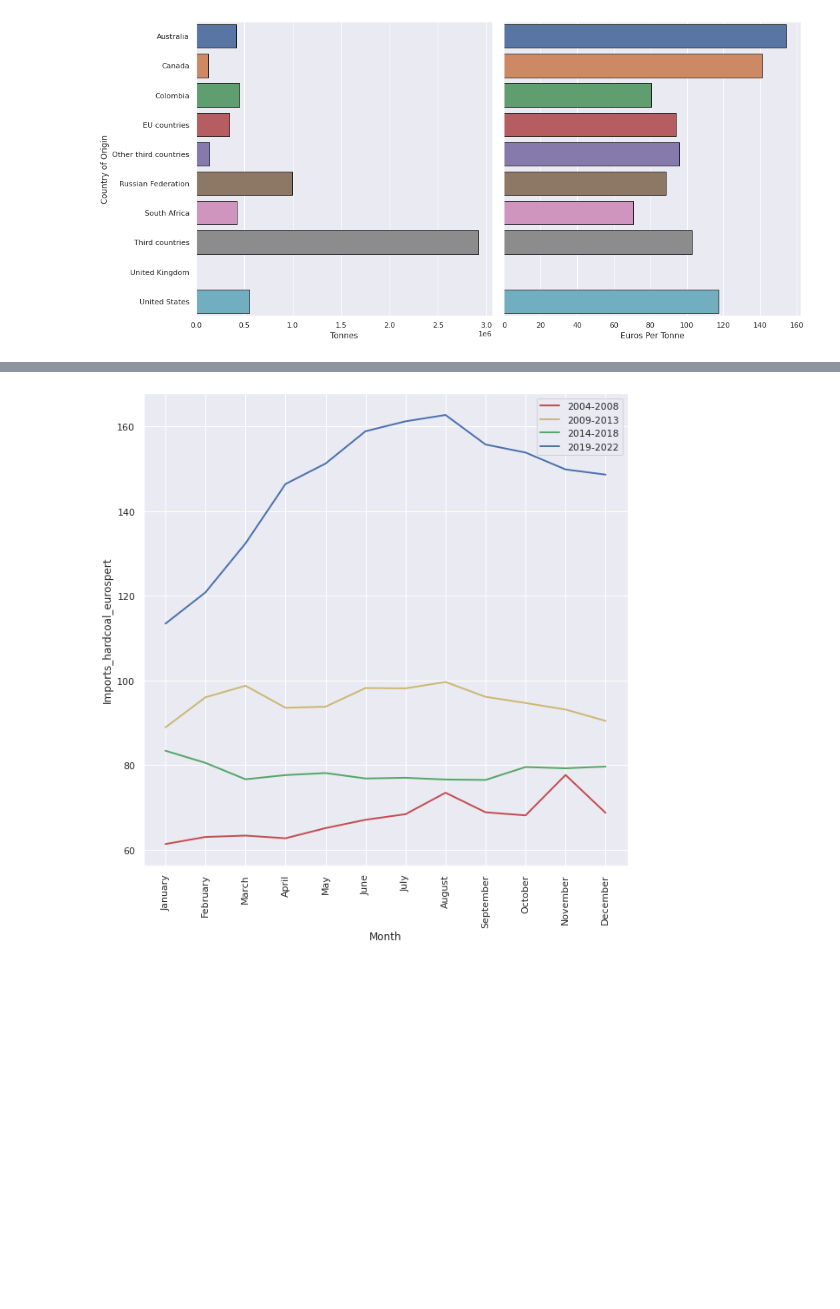
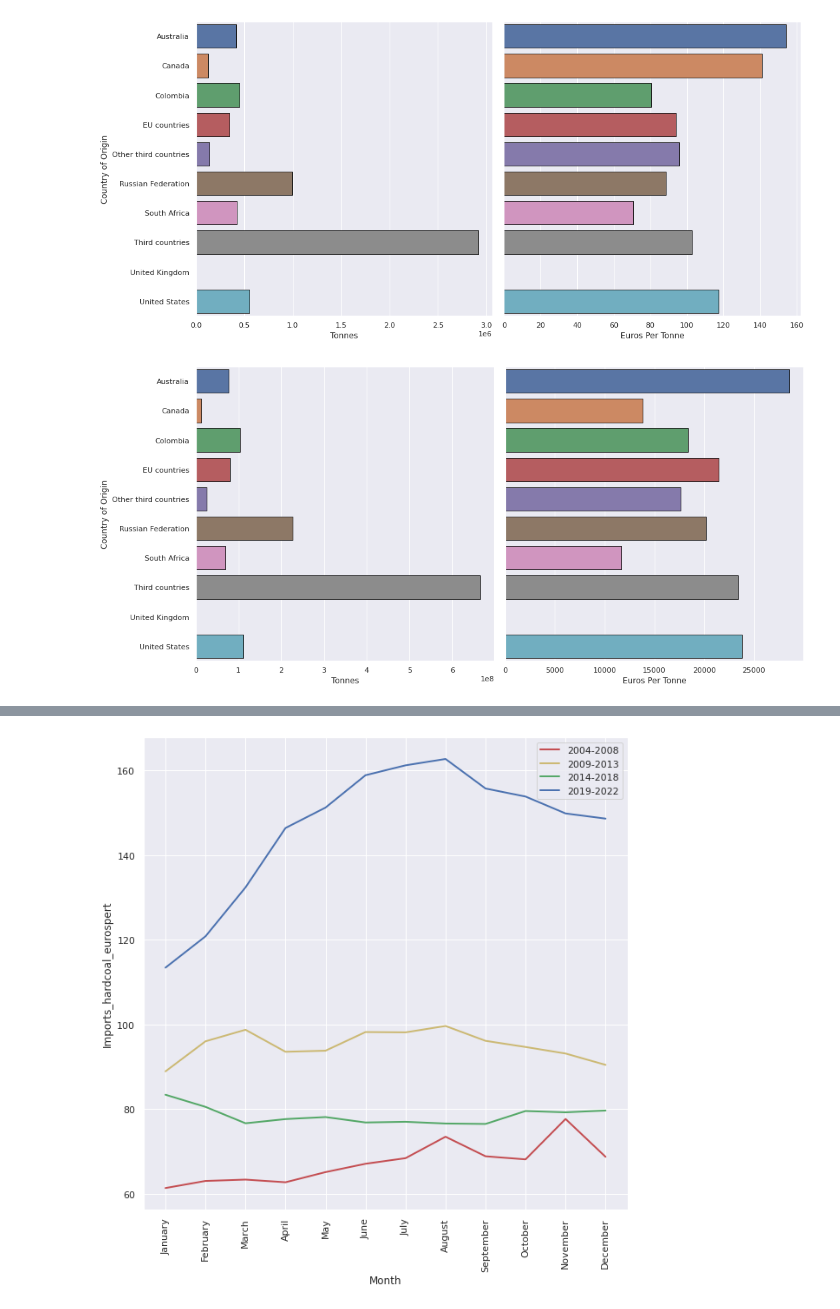
Before and after one commit to Kshitij301199/Coal_Imports_Germany, a Jupyter notebook: docs/Analysis.ipynb, the cells around one changed output, grey strips where cells are left out. Saved outputs shown, nothing was run; the diff lists cells and outputs as text; code cells hidden in the pictures; blank space fills up the shorter version.

```diff
--- a/docs/Analysis.ipynb
+++ b/docs/Analysis.ipynb
@@ -41,6 +41,17 @@ pivot_table_month = pd.pivot_table(
 ).reindex(["January","February","March","April","May","June","July","August","September","October","November","December"])
 pivot_table_month.to_excel(writer,sheet_name="Month")
 pivot_table_month
+# %%
+pivot_table_coo2 = pd.pivot_table(
+    data,
+    index="Country_of_origin",
+    values=["Imports_hardcoal_tonnes","Imports_hardcoal_euros","Imports_hardcoal_eurospert"],
+    aggfunc={
+        "Imports_hardcoal_tonnes":np.sum,
+        "Imports_hardcoal_euros":np.sum,
+        "Imports_hardcoal_eurospert":np.sum
+    }
+)
 # %%
 pivot_table_coo = pd.pivot_table(
     data,
@@ -190,4 +229,26 @@ plt.tight_layout()
 plt.savefig("../images/Country_of_Origin_Comparison.jpg",dpi=300,edgecolor='k');
 # %% [output]
 [figure]
+# %%
+fig,axes = plt.subplots(1,2,figsize=(15,7),sharey=True)
+
+sns.barplot(
+    ax = axes[0],
+    x=pivot_table_coo2["Imports_hardcoal_tonnes"],
+    y=pivot_table_coo2.index,
+    linewidth=1,
+    edgecolor="k"
+    ).set(xlabel="Tonnes",ylabel="Country of Origin")
+
+sns.barplot(
+    ax = axes[1],
+    x=pivot_table_coo2["Imports_hardcoal_eurospert"],
+    y=pivot_table_coo2.index,
+    linewidth=1,
+    edgecolor="k"
+).set(xlabel="Euros Per Tonne",ylabel=None)
+
+plt.tight_layout()
+# %% [output]
+[figure, added]
 # %%
```
Also changed, not shown: parts of 8 cells of this notebook, 3 other files.
